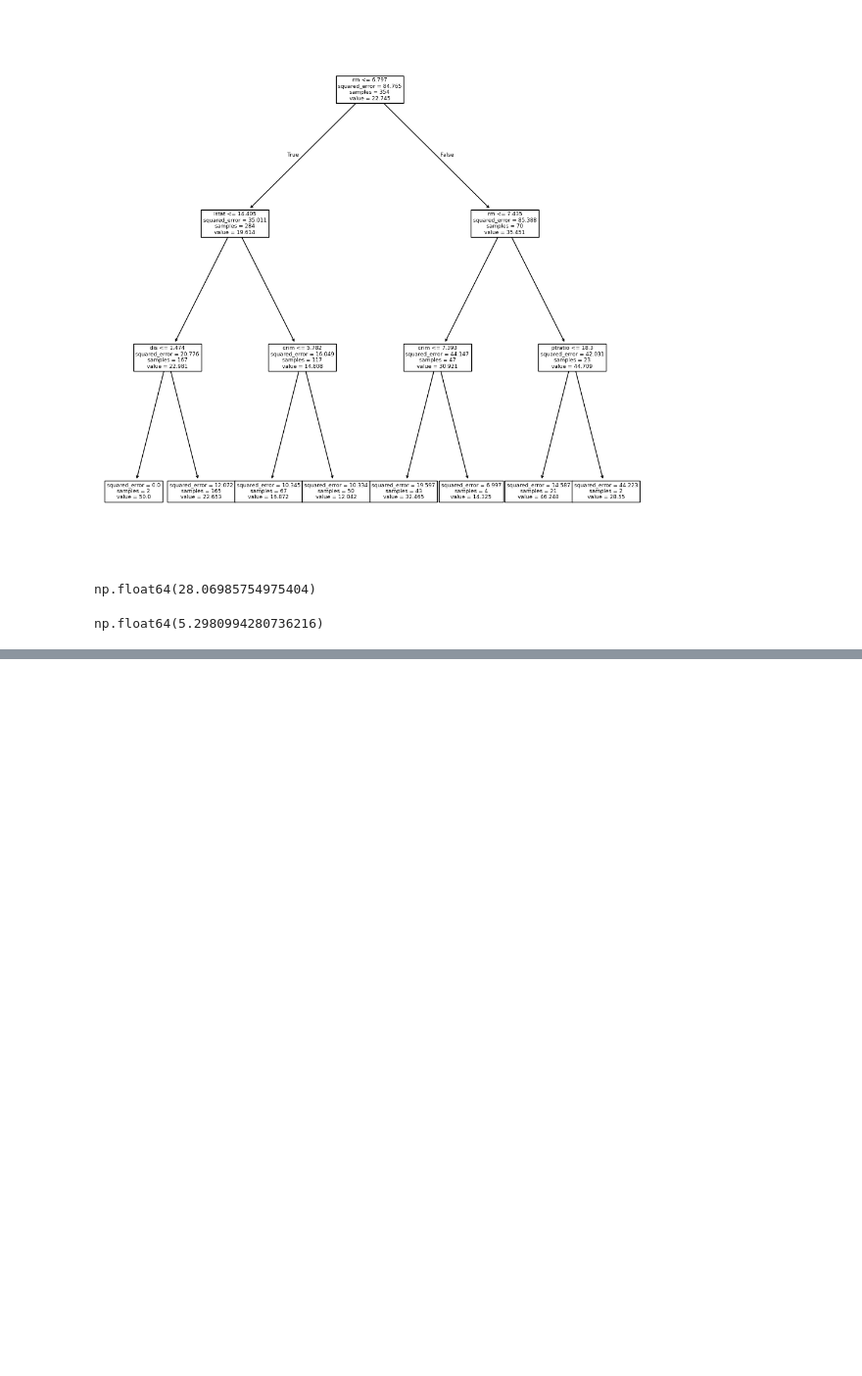
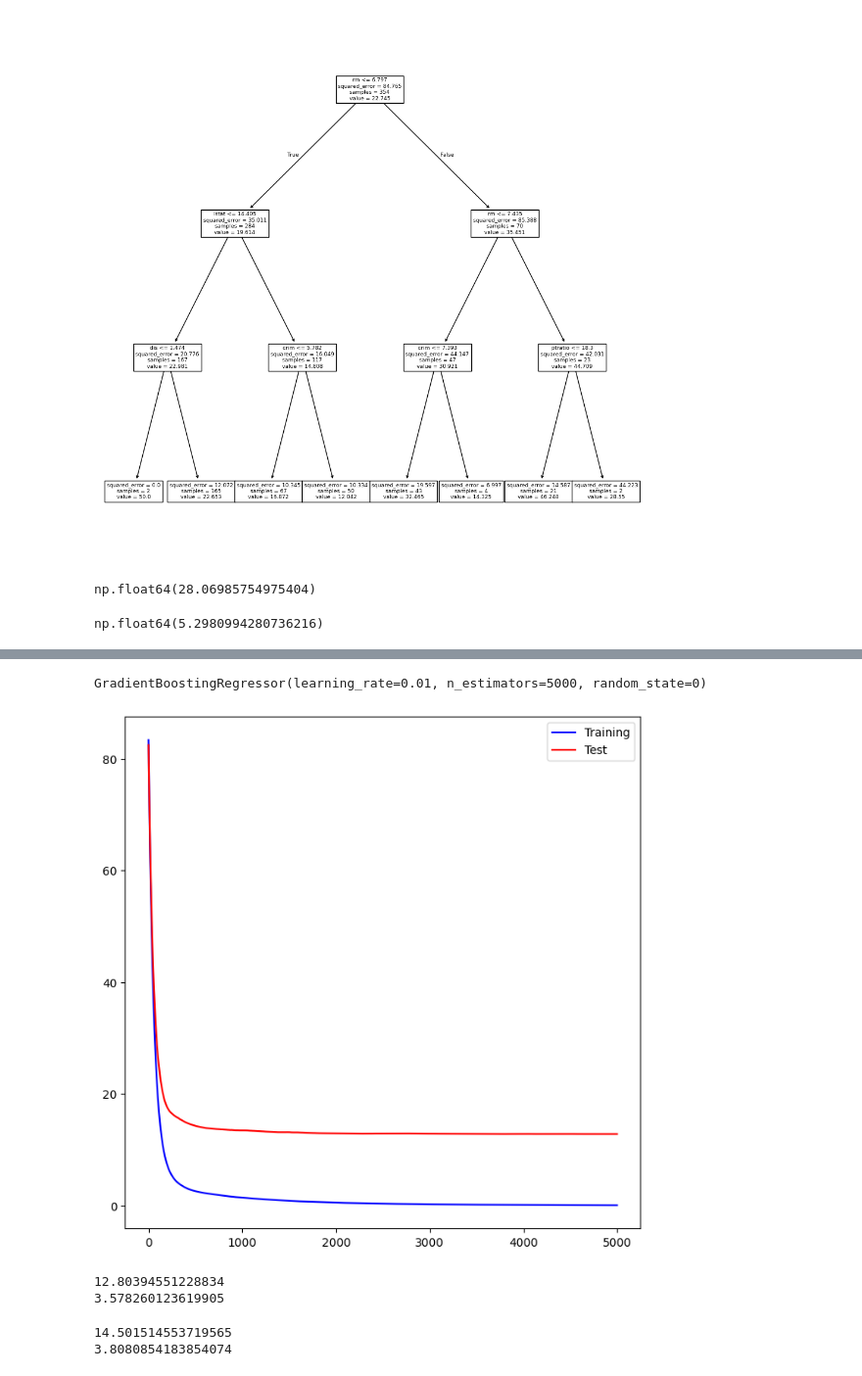
Before and after one commit to CameronOldweiler/DataProjects, a Jupyter notebook: Chapter8Lab.ipynb, the cells around one changed output, grey strips where cells are left out. Shown at 98% size. Drawn from its saved outputs; the diff is of its cells as text; code cells hidden in the pictures; blank space fills up the shorter version.

```diff
--- a/Chapter8Lab.ipynb
+++ b/Chapter8Lab.ipynb
@@ -353,0 +430,52 @@ Our first tree did not need any pruning, the second tree did need some pruning.
+# %%
+boost_boston = GBR(n_estimators = 5000,
+                   learning_rate = 0.01,
+                   max_depth = 3,
+                   random_state = 0)
+boost_boston.fit(X_train, y_train)
+# %% [output]
+GradientBoostingRegressor(learning_rate=0.01, n_estimators=5000, random_state=0)
+# %%
+test_error = np.zeros_like(boost_boston.train_score_)
+for idx, y_ in enumerate(boost_boston.staged_predict(X_test)):
+    test_error[idx] = np.mean((y_test - y_) ** 2)
+
+plot_idx = np.arange(boost_boston.train_score_.shape[0])
+ax = subplots(figsize = (8, 8))[1]
+ax.plot(plot_idx,
+        boost_boston.train_score_,
+        'b',
+        label = 'Training')
+ax.plot(plot_idx,
+        test_error,
+        'r',
+        label = 'Test')
+ax.legend();
+# %% [output]
+[figure, added]
+# %%
+y_hat_boost = boost_boston.predict(X_test)
+
+MSE = np.mean((y_test - y_hat_boost) ** 2)
+print(MSE)
+RSE = np.sqrt(MSE)
+print(RSE)
+# %% [output]
+12.80394551228834
+3.578260123619905
+# %%
+boost_boston = GBR(n_estimators = 5000,
+                   learning_rate = 0.2,
+                   max_depth = 3,
+                   random_state = 0)
+boost_boston.fit(X_train,
+                 y_train)
+y_hat_boost = boost_boston.predict(X_test)
+
+MSE = np.mean((y_test - y_hat_boost) ** 2)
+print(MSE)
+RSE = np.sqrt(MSE)
+print(RSE)
+# %% [output]
+14.501514553719565
+3.8080854183854074
```
Also changed, not shown: parts of 14 cells of this notebook, 6 other files.
